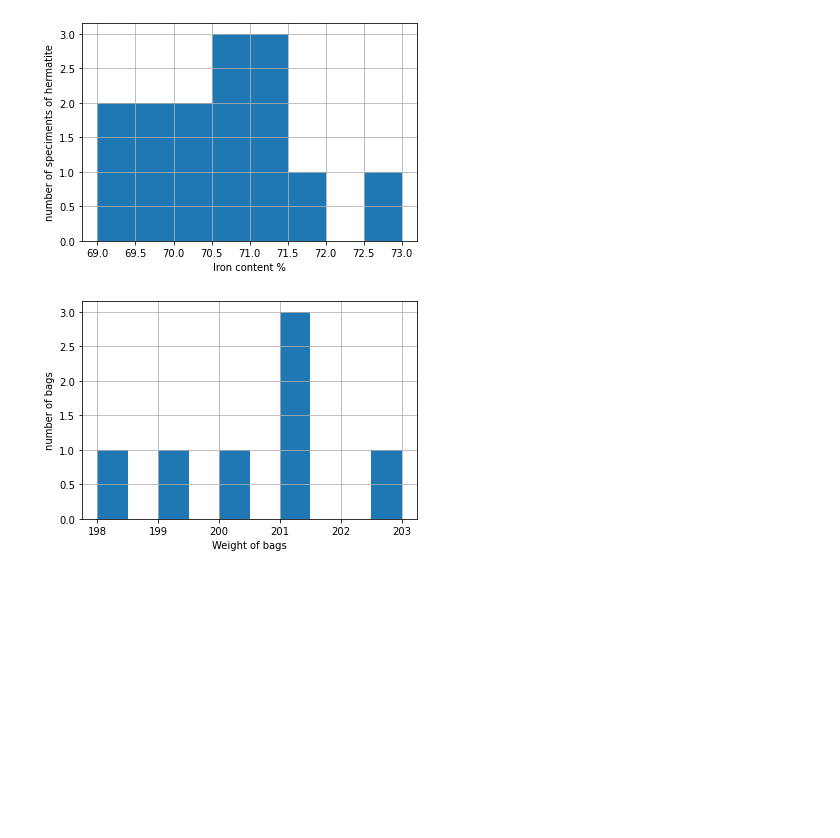
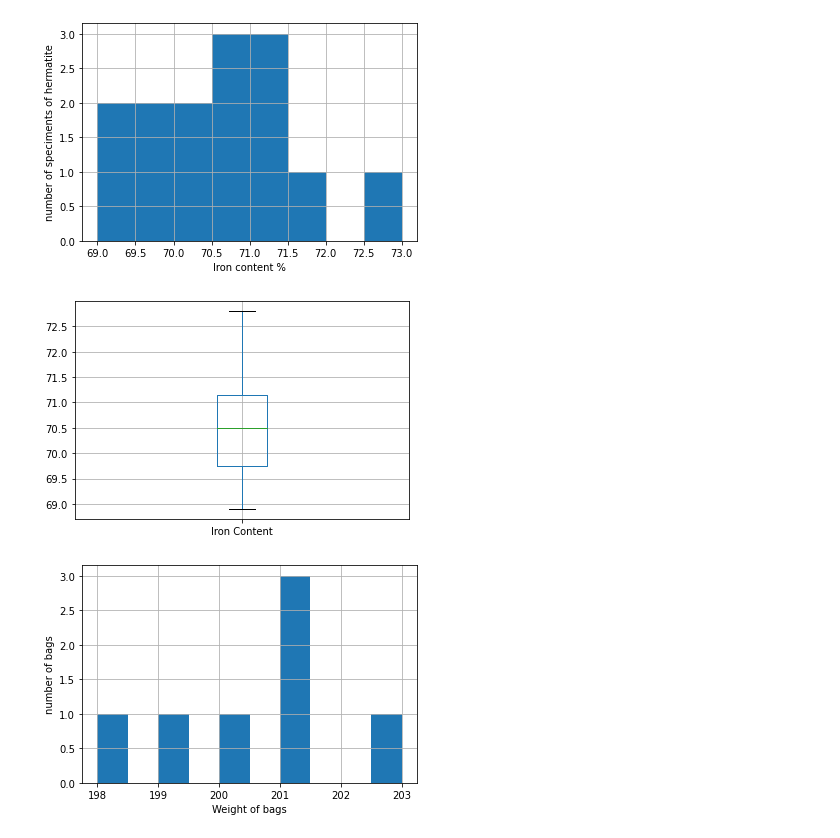
Before and after one commit to ChocolatePadmanaban/Solutions-For-Kreszig-Advanced-Engineering-Mathematics, a Jupyter notebook: Chapter 24 Data Analysis Probability Theory /Problem Set 24.1.ipynb, the cells around one changed output. Saved outputs shown, nothing was run; the diff lists cells and outputs as text; code cells hidden in the pictures; blank space fills up the shorter version.

```diff
--- a/Chapter 24 Data Analysis Probability Theory /Problem Set 24.1.ipynb
+++ b/Chapter 24 Data Analysis Probability Theory /Problem Set 24.1.ipynb
@@ -58,6 +74,11 @@ plt.grid(True)
 plt.show()
 # %% [output]
 [figure]
+# %%
+df = pd.DataFrame(a_1,columns=['Iron Content'])
+boxplot = df.boxplot(column=['Iron Content'])
+# %% [output]
+[figure, added]
 # %%
 #5 Weight of filled bags [g] in an automatic filling
 a_1 = np.array([203,199,198,201,200,201,201])
```
Also changed, not shown: parts of 10 cells of this notebook, 1 other file.
